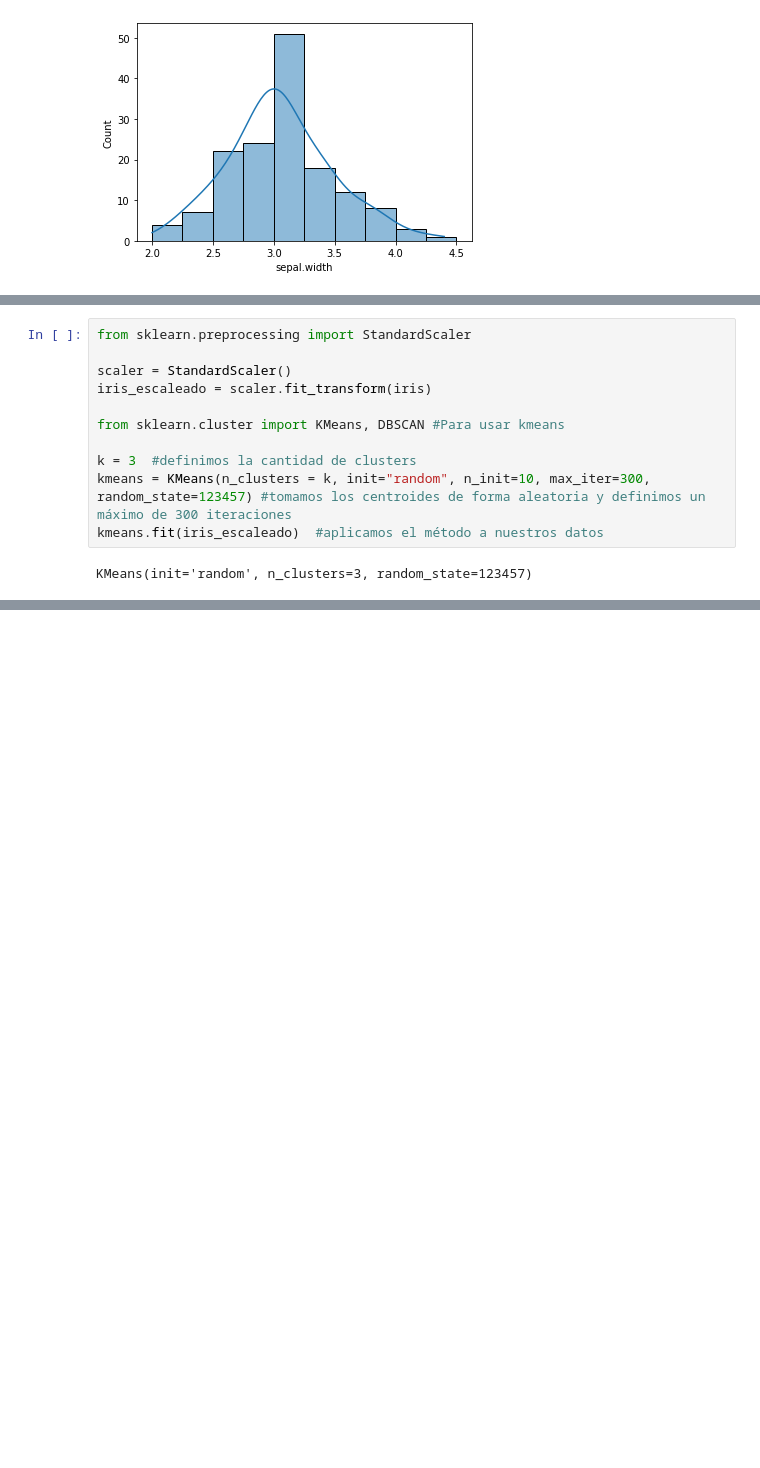
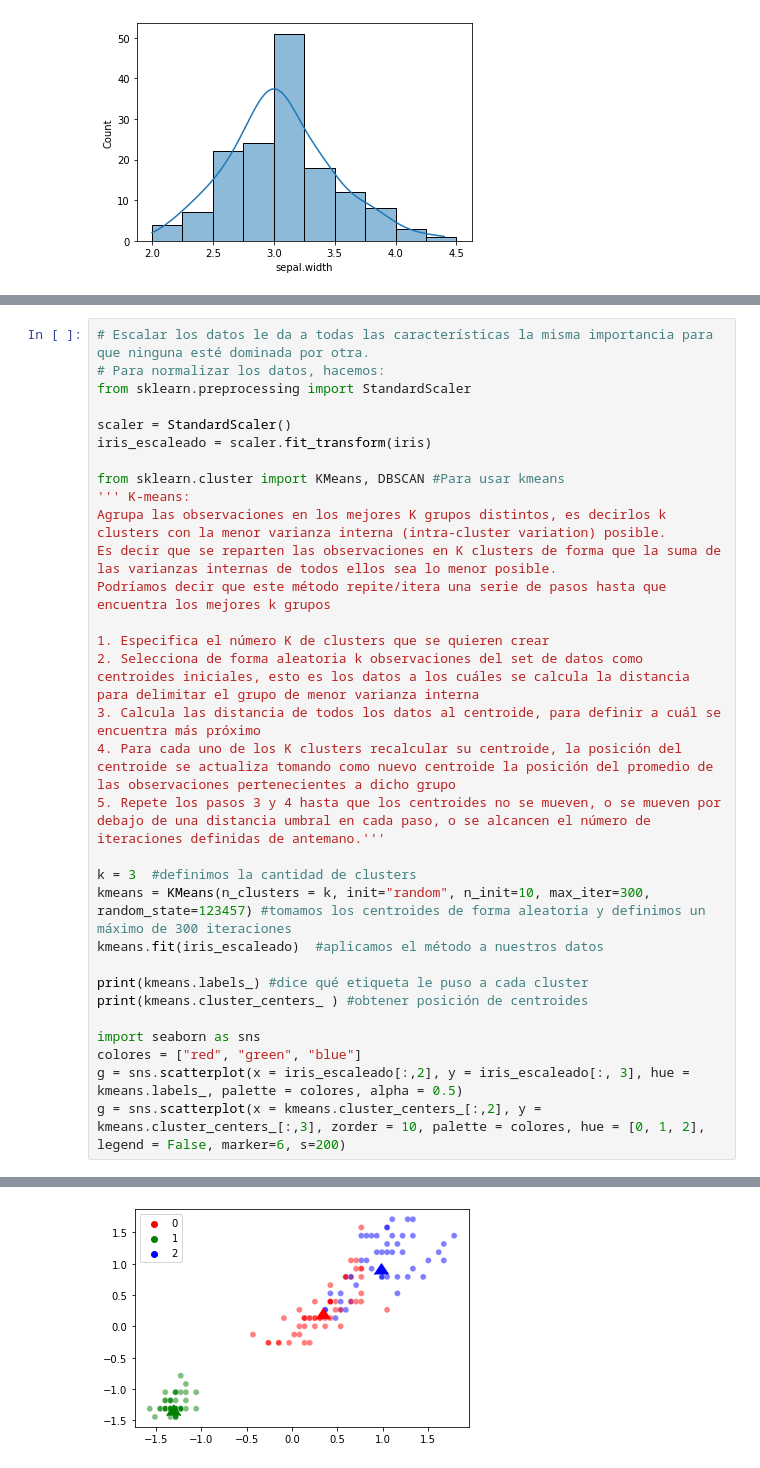
Before and after one commit to Lorenzoriccio/F-de-Informatica-sample, a Jupyter notebook: F-Informatica-LRiccio/Prácticos-Datos/Pandas/Desafíos/d_clustering_t.ipynb, the cells around one changed output, grey strips where cells are left out. Cells and saved outputs as stored; diff of their text form; blank space fills up the shorter version.

```diff
--- a/F-Informatica-LRiccio/Prácticos-Datos/Pandas/Desafíos/d_clustering_t.ipynb
+++ b/F-Informatica-LRiccio/Prácticos-Datos/Pandas/Desafíos/d_clustering_t.ipynb
@@ -90,16 +96,35 @@ g = sns.pairplot(iris) #--> correlatograma (relación entre dif variables)
                     #cálculo entre ptos. se usa el Teorema de Pitágoras
 # %% [output]
 [figure]
-# %%
-from sklearn.preprocessing import StandardScaler
-
-scaler = StandardScaler()
-iris_escaleado = scaler.fit_transform(iris)
-
-from sklearn.cluster import KMeans, DBSCAN #Para usar kmeans
-
-k = 3  #definimos la cantidad de clusters
-kmeans = KMeans(n_clusters = k, init="random", n_init=10, max_iter=300, random_state=123457) #tomamos los centroides de forma aleatoria y definimos un máximo de 300 iteraciones
-kmeans.fit(iris_escaleado)  #aplicamos el método a nuestros datos
-# %% [output]
-KMeans(init='random', n_clusters=3, random_state=123457)
+# %%
+# Escalar los datos le da a todas las características la misma importancia para que ninguna esté dominada por otra.
+# Para normalizar los datos, hacemos:
+from sklearn.preprocessing import StandardScaler
+
+scaler = StandardScaler()
+iris_escaleado = scaler.fit_transform(iris)
+
+from sklearn.cluster import KMeans, DBSCAN #Para usar kmeans
+''' K-means:
+Agrupa las observaciones en los mejores K grupos distintos, es decirlos k clusters con la menor varianza interna (intra-cluster variation) posible.
+Es decir que se reparten las observaciones en K clusters de forma que la suma de las varianzas internas de todos ellos sea lo menor posible.
+Podríamos decir que este método repite/itera una serie de pasos hasta que encuentra los mejores k grupos
+
+1. Especifica el número K de clusters que se quieren crear
+2. Selecciona de forma aleatoria k observaciones del set de datos como centroides iniciales, esto es los datos a los cuáles se calcula la distancia para delimitar el grupo de menor varianza interna
+3. Calcula las distancia de todos los datos al centroide, para definir a cuál se encuentra más próximo
+4. Para cada uno de los K clusters recalcular su centroide, la posición del centroide se actualiza tomando como nuevo centroide la posición del promedio de las observaciones pertenecientes a dicho grupo
+5. Repete los pasos 3 y 4 hasta que los centroides no se mueven, o se mueven por debajo de una distancia umbral en cada paso, o se alcancen el número de iteraciones definidas de antemano.'''
+
+k = 3  #definimos la cantidad de clusters
+kmeans = KMeans(n_clusters = k, init="random", n_init=10, max_iter=300, random_state=123457) #tomamos los centroides de forma aleatoria y definimos un máximo de 300 iteraciones
+kmeans.fit(iris_escaleado)  #aplicamos el método a nuestros datos
+
+print(kmeans.labels_) #dice qué etiqueta le puso a cada cluster
+print(kmeans.cluster_centers_ ) #obtener posición de centroides
+
+import seaborn as sns
+colores = ["red", "green", "blue"]
+g = sns.scatterplot(x = iris_escaleado[:,2], y = iris_escaleado[:, 3], hue = kmeans.labels_, palette = colores, alpha = 0.5)
+g = sns.scatterplot(x = kmeans.cluster_centers_[:,2], y = kmeans.cluster_centers_[:,3], zorder = 10, palette = colores, hue = [0, 1, 2], legend = False, marker=6, s=200)
+# %% [output]
@@ -105,0 +139 @@ KMeans(init='random', n_clusters=3, random_state=123457)
+[figure, added]
```
Also changed, not shown: parts of 5 cells of this notebook.
